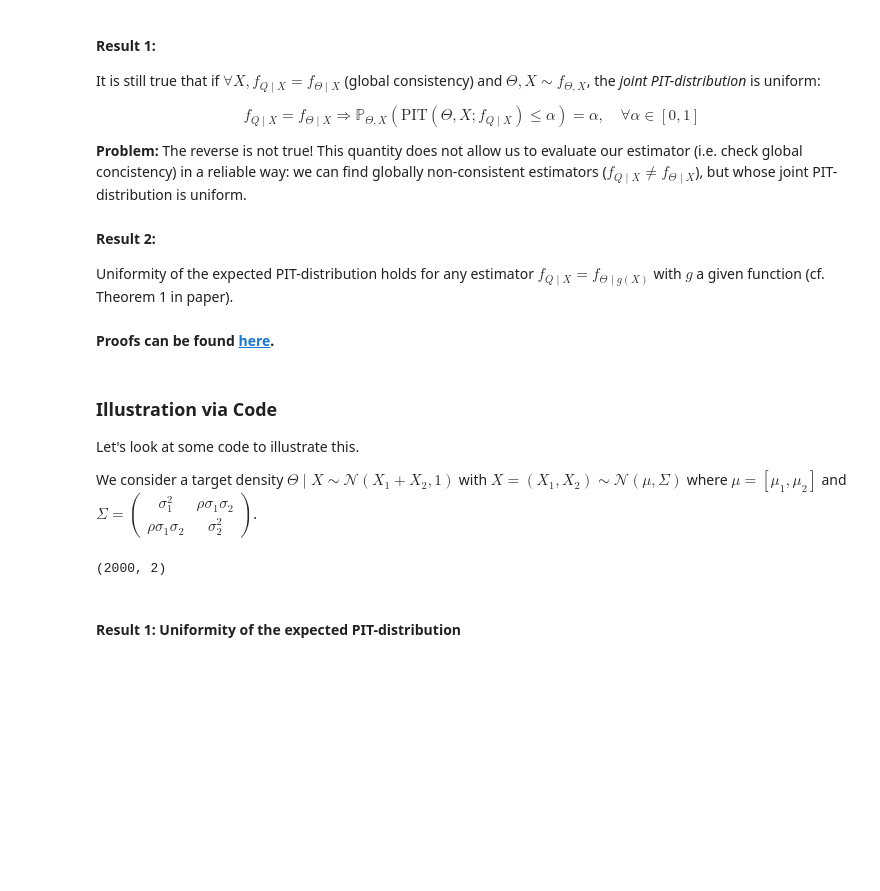
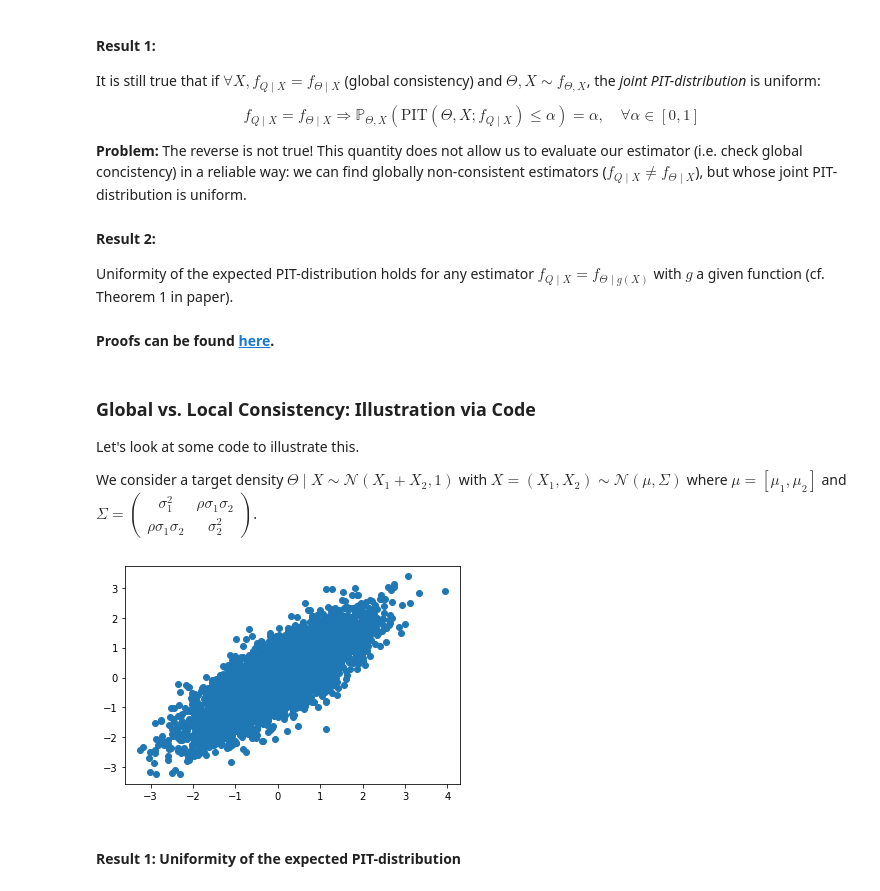
Before and after one commit to JuliaLinhart/valDiags_flows, a Jupyter notebook: PIT_for_ConditionalFlows.ipynb, the cells around one changed output. Saved outputs shown, nothing was run; the diff lists cells and outputs as text; code cells hidden in the pictures; blank space fills up the shorter version.

```diff
--- a/PIT_for_ConditionalFlows.ipynb
+++ b/PIT_for_ConditionalFlows.ipynb
@@ -59,7 +59,7 @@ Uniformity of the expected PIT-distribution holds for any estimator $f_{Q\mid X}
 
 #### Proofs can be found [here](https://notes.inria.fr/s/rhHwKKzaK).
 # %% [markdown]
-### Illustration via Code
+### Global vs. Local Consistency: Illustration via Code
 
 Let's look at some code to illustrate this.
 
@@ -67,33 +67,41 @@ We consider a target density $\Theta\mid X \sim \mathcal{N}(X_1+X_2, 1)$ with $X
 # %%
 import numpy as np
 import matplotlib.pyplot as plt
+import pandas as pd
 import torch
 
 import torch.distributions as D
 from scipy.stats import multivariate_normal, norm
 
 from nde.train import train
 from nde.flows import construct_maf
 from plot import plot_pdf_1D
 
 # Distribution parameters
 mu_1 = 0
 mu_2 = 0
 sigma_1 = 1
 sigma_2 = 1
 rho = 0.8
 
 # Distribution of X: 2d gaussian
 mean = np.array([mu_1,mu_2])
 covariance = np.array([[sigma_1**2, rho*sigma_1*sigma_2],[rho*sigma_1*sigma_2, sigma_2**2]])
 x_dist = multivariate_normal(mean=mean, cov=covariance)
 
 # Samples from the conditional distribution P(Theta|X)
-n = 2_000 # nb samples
-samples_x = x_dist.rvs(n) # samples from P(X)
-samples_theta = np.array([norm(loc = x[0]+x[1], scale=1).rvs(1) for x in samples_x]) # samples from P(Theta|X)
+n = 5_000 # nb samples
+def get_joint_data(n):
+    samples_x = x_dist.rvs(n) # samples from P(X)
+    samples_theta = np.array([norm(loc = x[0]+x[1], scale=1).rvs(1) for x in samples_x]) # samples from P(Theta|X)
+    return samples_x, samples_theta
+
+samples_x, samples_theta = get_joint_data(n=n)
+
+plt.scatter(samples_x[:,0],samples_x[:,1])
+plt.show()
 # %% [output]
-(2000, 2)
+[figure, added]
 # %% [markdown]
 #### Result 1: Uniformity of the expected PIT-distribution
 # %%
```
Also changed, not shown: parts of 27 cells of this notebook.
